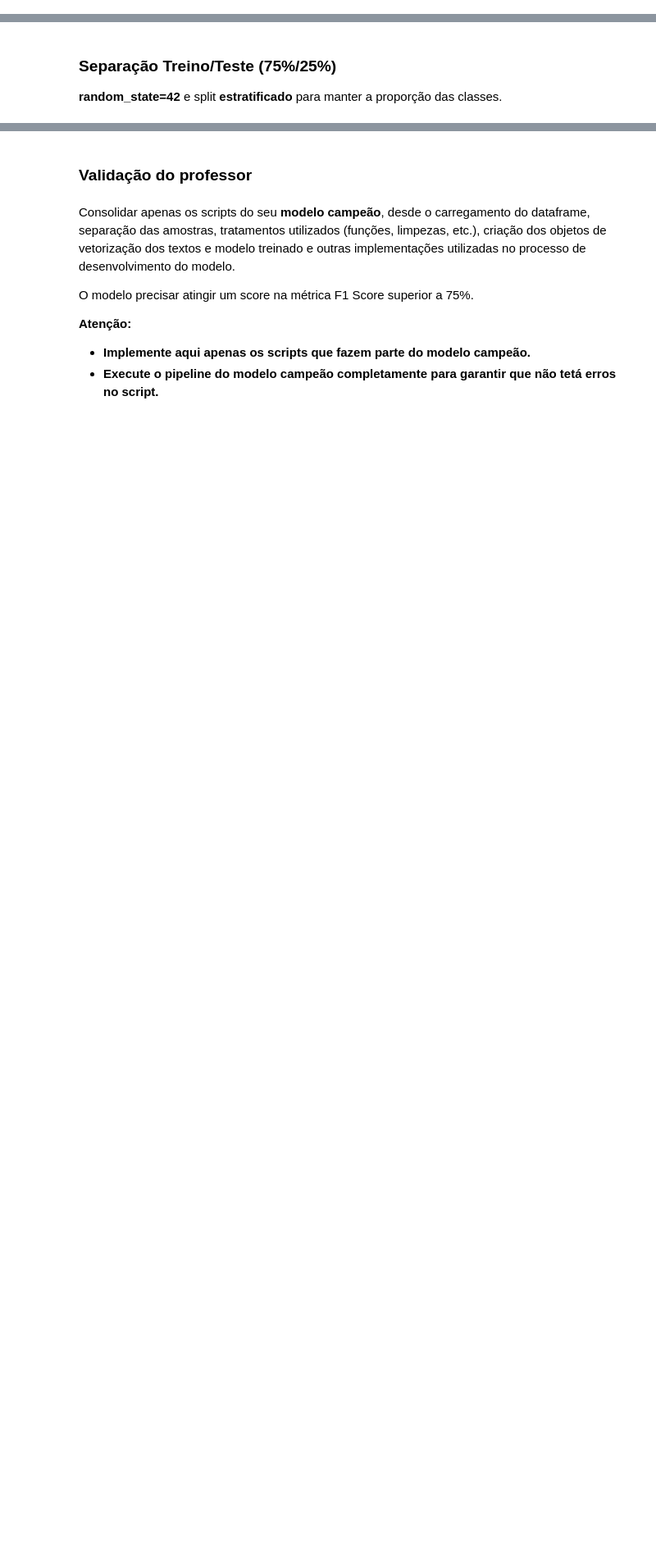
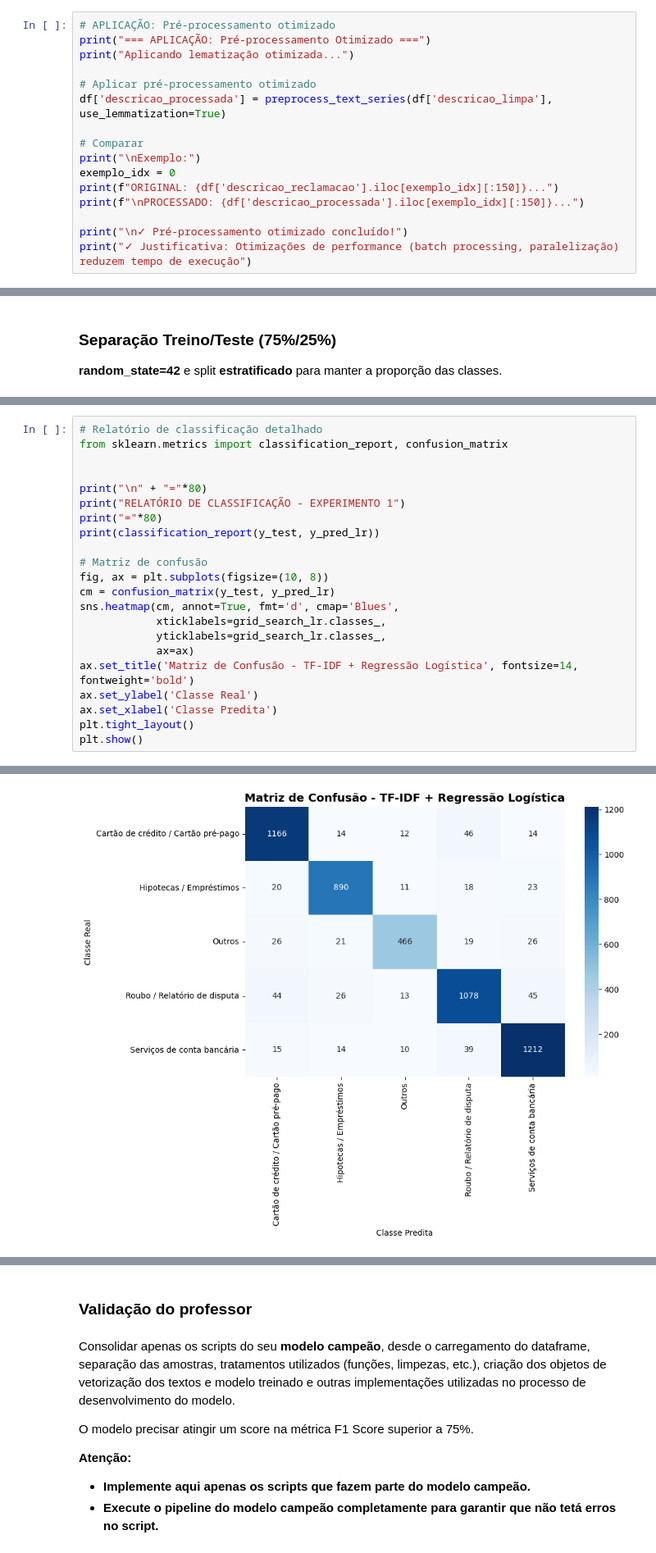
Before and after one commit to xduzao/MBA_NLP, a Jupyter notebook: Template_Trabalho_Final_NLP.ipynb, the cells around one changed output, grey strips where cells are left out. Shown at 82% size. Drawn from its saved outputs; the diff is of its cells as text; blank space fills up the shorter version.

```diff
--- a/Template_Trabalho_Final_NLP.ipynb
+++ b/Template_Trabalho_Final_NLP.ipynb
@@ -466,0 +629,16 @@ print("✓ As nuvens de palavras evidenciam termos característicos de cada cate
+# %%
+# APLICAÇÃO: Pré-processamento otimizado
+print("=== APLICAÇÃO: Pré-processamento Otimizado ===")
+print("Aplicando lematização otimizada...")
+
+# Aplicar pré-processamento otimizado
+df['descricao_processada'] = preprocess_text_series(df['descricao_limpa'], use_lemmatization=True)
+
+# Comparar
+print("\nExemplo:")
+exemplo_idx = 0
+print(f"ORIGINAL: {df['descricao_reclamacao'].iloc[exemplo_idx][:150]}...")
+print(f"\nPROCESSADO: {df['descricao_processada'].iloc[exemplo_idx][:150]}...")
+
+print("\n✓ Pré-processamento otimizado concluído!")
+print("✓ Justificativa: Otimizações de performance (batch processing, paralelização) reduzem tempo de execução")
@@ -489,0 +807,23 @@ print(y_train.value_counts())
+# %%
+# Relatório de classificação detalhado
+from sklearn.metrics import classification_report, confusion_matrix
+
+
+print("\n" + "="*80)
+print("RELATÓRIO DE CLASSIFICAÇÃO - EXPERIMENTO 1")
+print("="*80)
+print(classification_report(y_test, y_pred_lr))
+
+# Matriz de confusão
+fig, ax = plt.subplots(figsize=(10, 8))
+cm = confusion_matrix(y_test, y_pred_lr)
+sns.heatmap(cm, annot=True, fmt='d', cmap='Blues',
+            xticklabels=grid_search_lr.classes_,
+            yticklabels=grid_search_lr.classes_,
+            ax=ax)
+ax.set_title('Matriz de Confusão - TF-IDF + Regressão Logística', fontsize=14, fontweight='bold')
+ax.set_ylabel('Classe Real')
+ax.set_xlabel('Classe Predita')
+plt.tight_layout()
+plt.show()
+# %% [output]
@@ -489,0 +844 @@ print(y_train.value_counts())
+[figure, added]
```
Also changed, not shown: parts of 37 cells of this notebook, 1 other file.
